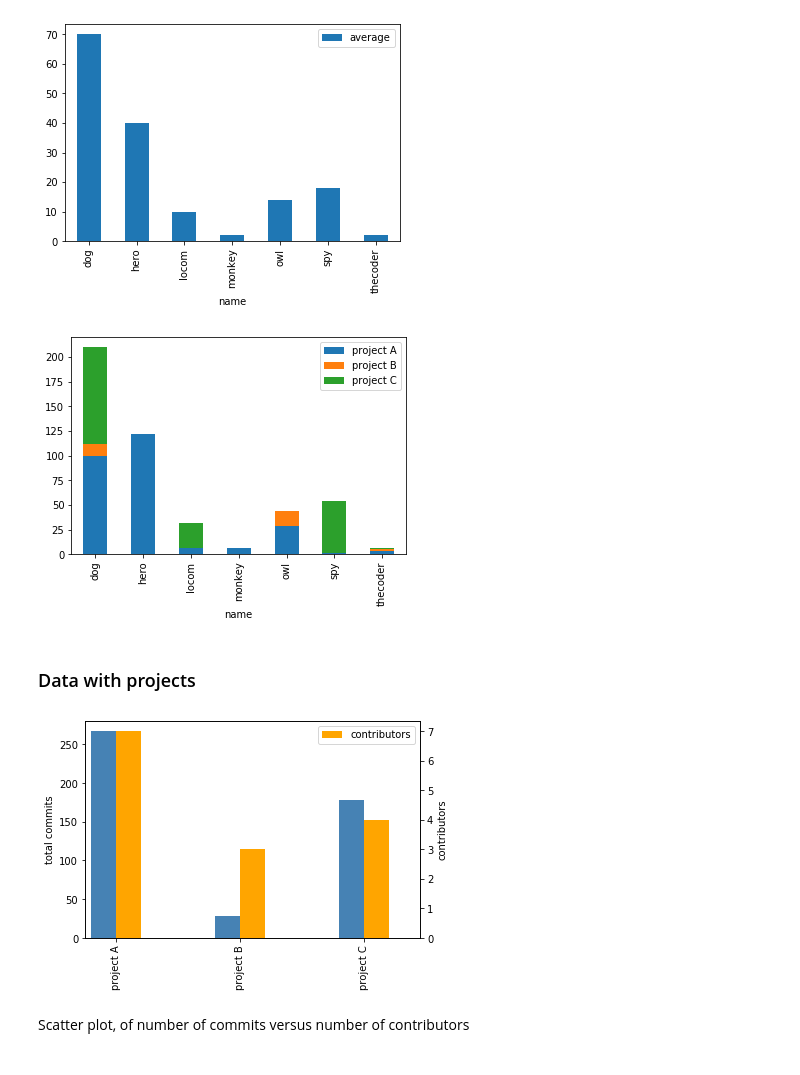
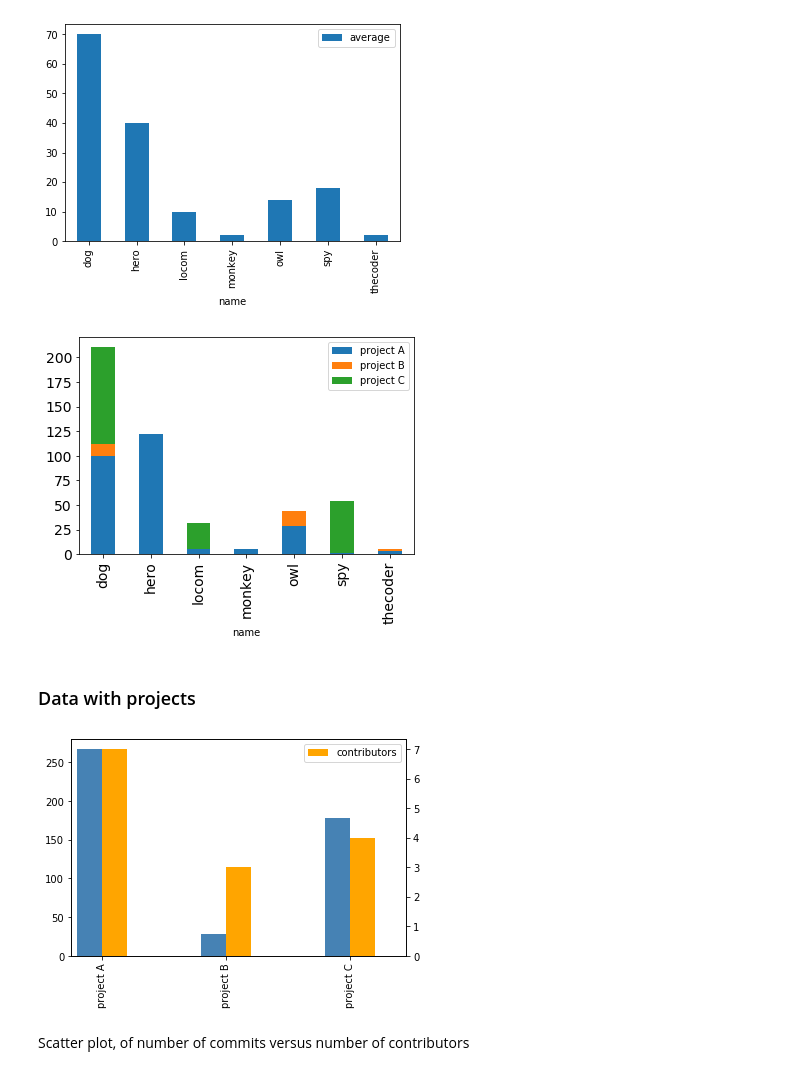
Before and after one commit to sylhare/git-processor, a Jupyter notebook: jupyter/Git Processor Demo.ipynb, the cells around one changed output. Cells and saved outputs as stored; diff of their text form; code cells hidden in the pictures.

```diff
--- a/jupyter/Git Processor Demo.ipynb
+++ b/jupyter/Git Processor Demo.ipynb
@@ -81,8 +81,8 @@ plot = p.user_average().reset_index().plot(kind='bar', x='name', y='average')
 # %% [output]
 [figure]
 # %%
-plot = p.df.set_index('name').plot(kind='bar',stacked=True)
+plot = p.df.set_index('name').plot.bar(stacked=True, fontsize=14)
 # %% [output]
-[figure, old version]
+[figure, new version]
 # %% [markdown]
 ### Data with projects
@@ -89,21 +91,13 @@ plot = p.df.set_index('name').plot(kind='bar',stacked=True)
 # %%
-import matplotlib.pyplot as plt
+fig = plt.figure()
+ax1 = fig.add_subplot(111)
+ax2 = ax1.twinx()
 
 df = p.projects_total().drop(['total'], axis=0).reset_index()
-
-fig = plt.figure()
-ax = fig.add_subplot(111)
-ax2 = ax.twinx()
-
-df.total.plot(kind='bar', color='steelblue', ax=ax, width=0.2, position=1)
-p.contributors().plot(kind='bar', color='orange', ax=ax2, width=0.2, position=0)
-
-ax.set_ylabel('total commits')
-ax2.set_ylabel('contributors')
-
-plt.show()
+_ = df.total.plot.bar(color='steelblue', ax=ax1, width=0.2, position=1)
+_ = p.contributors().plot.bar(color='orange', ax=ax2, width=0.2, position=0)
 # %% [output]
-[figure, old version]
+[figure, new version]
 # %% [markdown]
 Scatter plot, of number of commits versus number of contributors
 # %%
```
Also changed, not shown: parts of 13 cells of this notebook.
